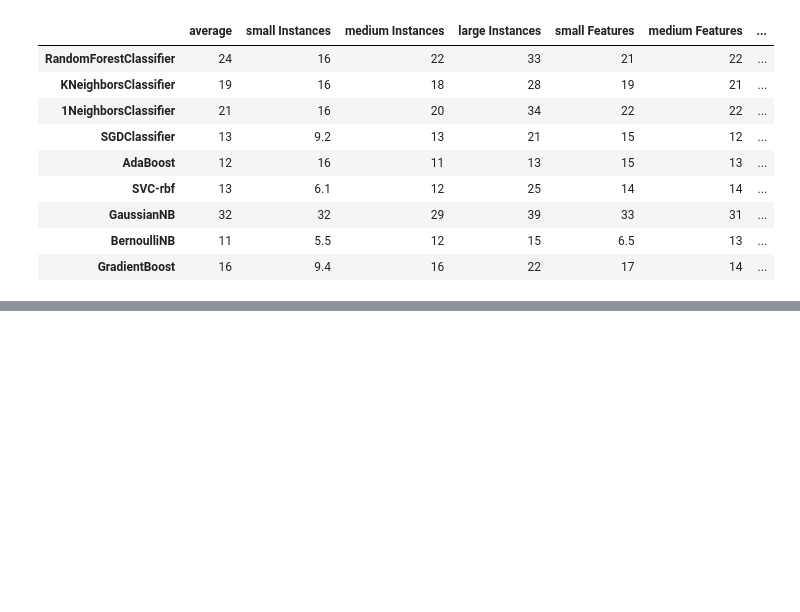
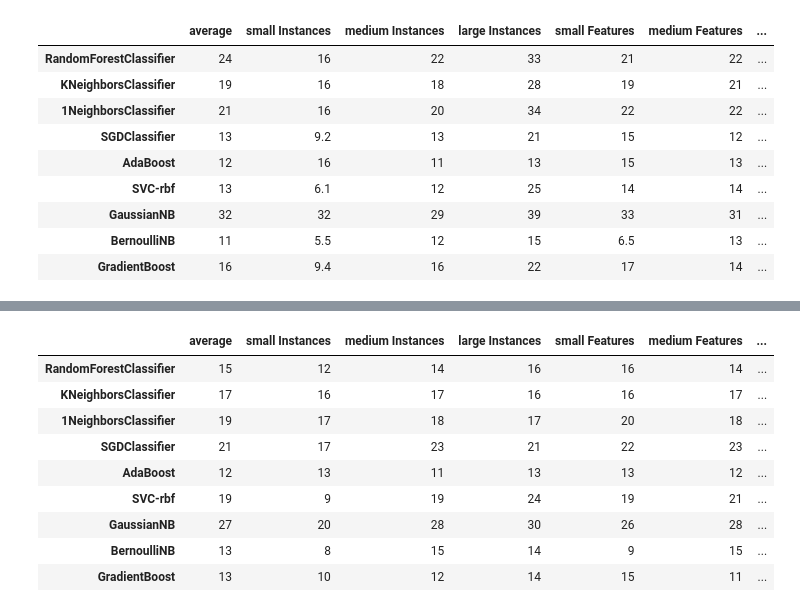
Before and after one commit to lieeuwos/Primitive_annotations, a Jupyter notebook: Added features tables.ipynb, the cells around one changed output, grey strips where cells are left out. Cells and saved outputs as stored; diff of their text form; code cells hidden in the pictures; blank space fills up the shorter version.

```diff
--- a/Added features tables.ipynb
+++ b/Added features tables.ipynb
@@ -531,0 +722,32 @@ df.astype(object)
+# %%
+diff2 = []
+for i,clfName in enumerate(clfNames):
+    diff2.append([])
+    for k,temp in enumerate(diffA[i]):
+        diff2[i].append(temp)
+#     arg2[i].append(diff[i])
+for i,item in enumerate(diffI):
+    for k,temp in enumerate(item):
+        diff2[i].append(temp)
+for i,item in enumerate(diffF):
+    for k,temp in enumerate(item):
+        diff2[i].append(temp)
+for i,item in enumerate(diff2):
+    for k,itemz in enumerate(diff2[i]):
+        diff2[i][k] = int(round(100*itemz)/100)
+df = pd.DataFrame(np.array(diff2),
+                  columns=['average','small Instances', 'medium Instances', 'large Instances','small Features', 'medium Features', 'large Features'],index=clfNames)
+df.round
+
+df.astype(object)
+# %% [output]
+|  | average | small Instances | medium Instances | large Instances | small Features | medium Features | ... |
+| RandomForestClassifier | 15 | 12 | 14 | 16 | 16 | 14 | ... |
+| KNeighborsClassifier | 17 | 16 | 17 | 16 | 16 | 17 | ... |
+| 1NeighborsClassifier | 19 | 17 | 18 | 17 | 20 | 18 | ... |
+| SGDClassifier | 21 | 17 | 23 | 21 | 22 | 23 | ... |
+| AdaBoost | 12 | 13 | 11 | 13 | 13 | 12 | ... |
+| SVC-rbf | 19 | 9 | 19 | 24 | 19 | 21 | ... |
+| GaussianNB | 27 | 20 | 28 | 30 | 26 | 28 | ... |
+| BernoulliNB | 13 | 8 | 15 | 14 | 9 | 15 | ... |
+| GradientBoost | 13 | 10 | 12 | 14 | 15 | 11 | ... |
```
Also changed, not shown: parts of 14 cells of this notebook, 4 other files.
